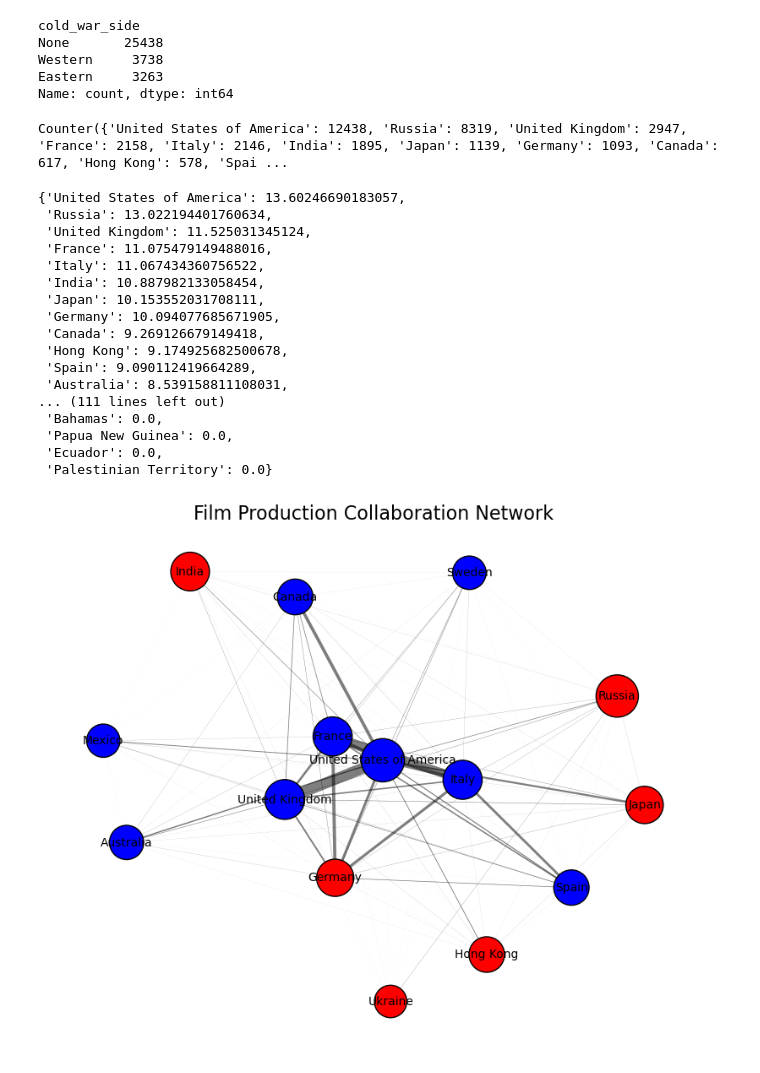
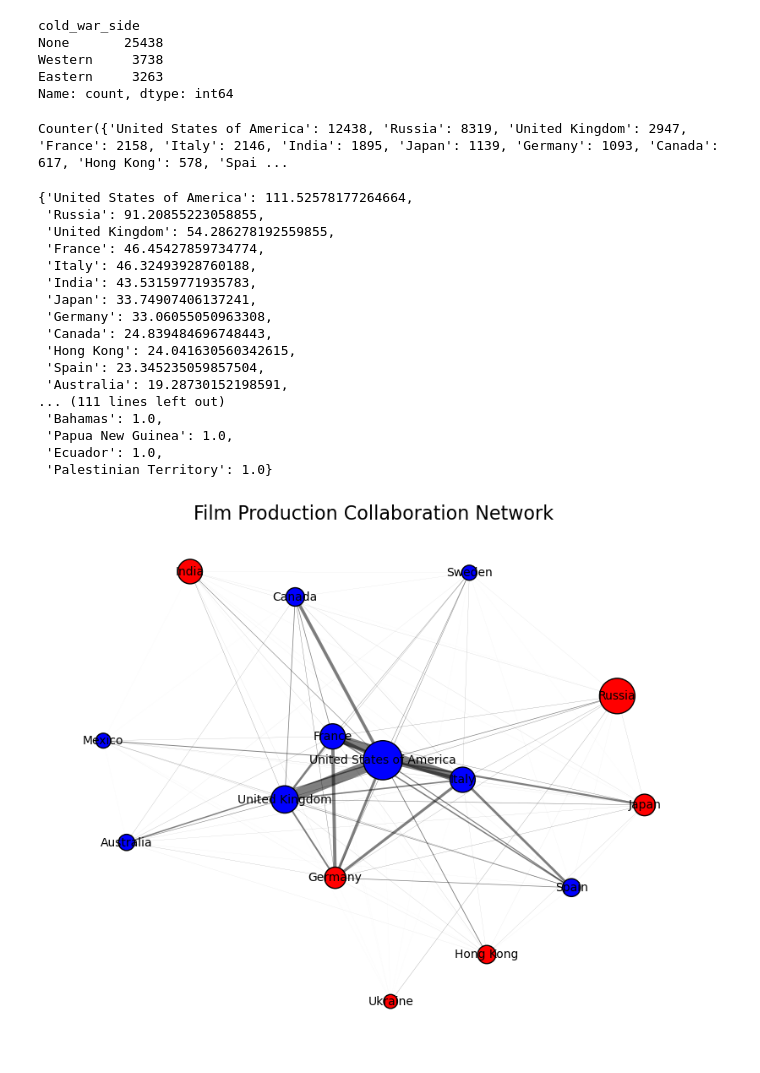
Before and after one commit to epfl-ada/ada-2024-project-datamigos, a Jupyter notebook: Countries_collaboration_graph.ipynb, the cells around one changed output. Saved outputs shown, nothing was run; the diff lists cells and outputs as text; code cells hidden in the pictures.

Commit message:
root scaling instead of log

```diff
--- a/Countries_collaboration_graph.ipynb
+++ b/Countries_collaboration_graph.ipynb
@@ -75,28 +75,32 @@ for countries in movies['countries']:
 
 print(country_film_count)
 
-log_film_count = {country: np.log2(count) for country, count in country_film_count.items()}
-log_film_count = dict(sorted(log_film_count.items(), key=lambda x: x[1], reverse=True))
-log_film_count
+#log_film_count = {country: np.log2(count) for country, count in country_film_count.items()}
+#log_film_count = dict(sorted(log_film_count.items(), key=lambda x: x[1], reverse=True))
+#log_film_count
+
+root_film_count = {country: np.sqrt(count) for country, count in country_film_count.items()}
+root_film_count = dict(sorted(root_film_count.items(), key=lambda x: x[1], reverse=True))
+root_film_count
 # %% [output]
 Counter({'United States of America': 12438, 'Russia': 8319, 'United Kingdom': 2947, 'France': 2158, 'Italy': 2146, 'India': 1895, 'Japan': 1139, 'Germany': 1093, 'Canada': 617, 'Hong Kong': 578, 'Spai ...
-{'United States of America': 13.60246690183057,
- 'Russia': 13.022194401760634,
- 'United Kingdom': 11.525031345124,
- 'France': 11.075479149488016,
- 'Italy': 11.067434360756522,
- 'India': 10.887982133058454,
- 'Japan': 10.153552031708111,
- 'Germany': 10.094077685671905,
- 'Canada': 9.269126679149418,
- 'Hong Kong': 9.174925682500678,
- 'Spain': 9.090112419664289,
- 'Australia': 8.539158811108031,
+{'United States of America': 111.52578177264664,
+ 'Russia': 91.20855223058855,
+ 'United Kingdom': 54.286278192559855,
+ 'France': 46.45427859734774,
+ 'Italy': 46.32493928760188,
+ 'India': 43.53159771935783,
+ 'Japan': 33.74907406137241,
+ 'Germany': 33.06055050963308,
+ 'Canada': 24.839484696748443,
+ 'Hong Kong': 24.041630560342615,
+ 'Spain': 23.345235059857504,
+ 'Australia': 19.28730152198591,
 ... (111 lines left out)
- 'Bahamas': 0.0,
- 'Papua New Guinea': 0.0,
- 'Ecuador': 0.0,
- 'Palestinian Territory': 0.0}
+ 'Bahamas': 1.0,
+ 'Papua New Guinea': 1.0,
+ 'Ecuador': 1.0,
+ 'Palestinian Territory': 1.0}
 # %%
 # For all the countries
 countries = list(country_film_count.keys())
@@ -121,36 +125,36 @@ collaboration_count = {k: v for k, v in collaboration_count.items() if k[0] in c
 # %%
 # With matplotlib
 G = nx.Graph()
 for country in countries:
-    G.add_node(country, side=country_cold_war_side[country], size=log_film_count[country])
+    G.add_node(country, side=country_cold_war_side[country], size=root_film_count[country])
 
 for (c1, c2), count in collaboration_count.items():
     G.add_edge(c1, c2, weight=count)
 
 node_colors = [
     'blue' if G.nodes[n]['side'] == 'Western' else
     'red' if G.nodes[n]['side'] == 'Eastern' else 'grey'
     for n in G.nodes
 ]
 
-node_sizes = [G.nodes[n]['size'] * 100 for n in G.nodes]
+node_sizes = [G.nodes[n]['size'] * 10 for n in G.nodes]
 
 edge_weights = [G[u][v]['weight'] for u, v in G.edges]
 edge_widths = [weight * 0.01 for weight in edge_weights]
 
 plt.figure(figsize=(10, 8))
 pos = nx.spring_layout(G, seed=42, k=10)
 nx.draw_networkx_edges(G, pos, alpha=0.5, width=edge_widths)
 nx.draw_networkx_nodes(
     G, pos, node_color=node_colors, edgecolors='black', node_size=node_sizes
 )
 nx.draw_networkx_labels(G, pos, font_size=10, font_color="black")
 
 plt.title("Film Production Collaboration Network", fontsize=16)
 plt.axis('off')
 plt.show()
 # %% [output]
-[figure, old version]
+[figure, new version]
 # %%
 # With plotly
 G = nx.Graph()
```
Also changed, not shown: parts of 2 cells of this notebook.
